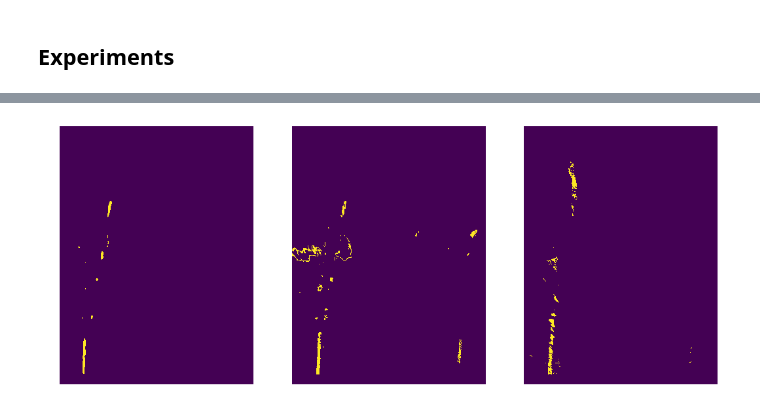
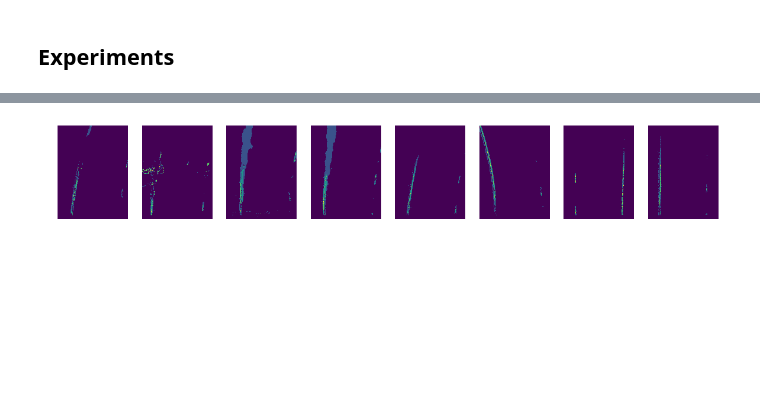
Before and after one commit to semeniuta/CarND-Advanced-Lane-Lines, a Jupyter notebook: advanced_lane_finding_proto.ipynb, the cells around one changed output, grey strips where cells are left out. Saved outputs shown, nothing was run; the diff lists cells and outputs as text; code cells hidden in the pictures; blank space fills up the shorter version.

```diff
--- a/advanced_lane_finding_proto.ipynb
+++ b/advanced_lane_finding_proto.ipynb
@@ -142,7 +142,7 @@ func_io = {
     'median_blur_tssx': (('thresholded_S_sobel_x', 'tssx_median_kernel'), 'tssx_median'),
     'close_thresholded_S': (('thresholded_S', 'close_kernel_for_tS'), 'ts_closed'),
     'gather_thresholded_images': (
-        ('tssx_median', 'ts_closed', 'thresholded_H'),
+        ('ts_closed', 'thresholded_S_sobel_x', 'thresholded_S', 'thresholded_wHLS'), # 'tssx_median', 'ts_closed', 'thresholded_H'
         'thresholded_images'
     ),
     'combine_thresholds_weighted': (('thresholded_images', 'thresholded_images_weights'), 'mega_image'),
@@ -179,2 +180,27 @@ nxpd.draw(runner.token_manager.to_networkx())
 # %% [markdown]
 ## Experiments
+# %%
+def show_intermediate_images(im, runner):
+
+    tokens = (
+        'thresholded_S',
+        'thresholded_H',
+        'weighted_HLS',
+        'thresholded_wHLS',
+        'thresholded_S_sobel_x',
+        'tssx_median',
+        'ts_closed'
+    )
+
+    runner.run(image=im)
+
+    plt.figure(figsize=(20, 5))
+
+    for i, tk in enumerate(tokens):
+        plt.subplot(1, len(tokens), i+1)
+        plt.imshow( runner[tk] )
+        _ = plt.axis('off')
+        plt.title(tk)
+# %%
+for im in warped_images:
+    show_intermediate_images(im, runner)
@@ -181,8 +216,11 @@ nxpd.draw(runner.token_manager.to_networkx())
 # %%
-plt.figure(figsize=(18, 8))
-for i, im in enumerate( runner['thresholded_images'] ):
-    plt.subplot(1, len(runner['thresholded_images']), i+1)
-    plt.axis('off')
-    plt.imshow(im)
+plt.figure(figsize=(20, 5))
+
+for i, im in enumerate(warped_images):
+    runner.run(image=im)
+
+    plt.subplot(1, 8, i+1)
+    plt.imshow( runner['mega_image'])
+    _ = plt.axis('off')
 # %% [output]
-[figure, old version]
+[figure, new version]
```
Also changed, not shown: parts of 6 cells of this notebook.
